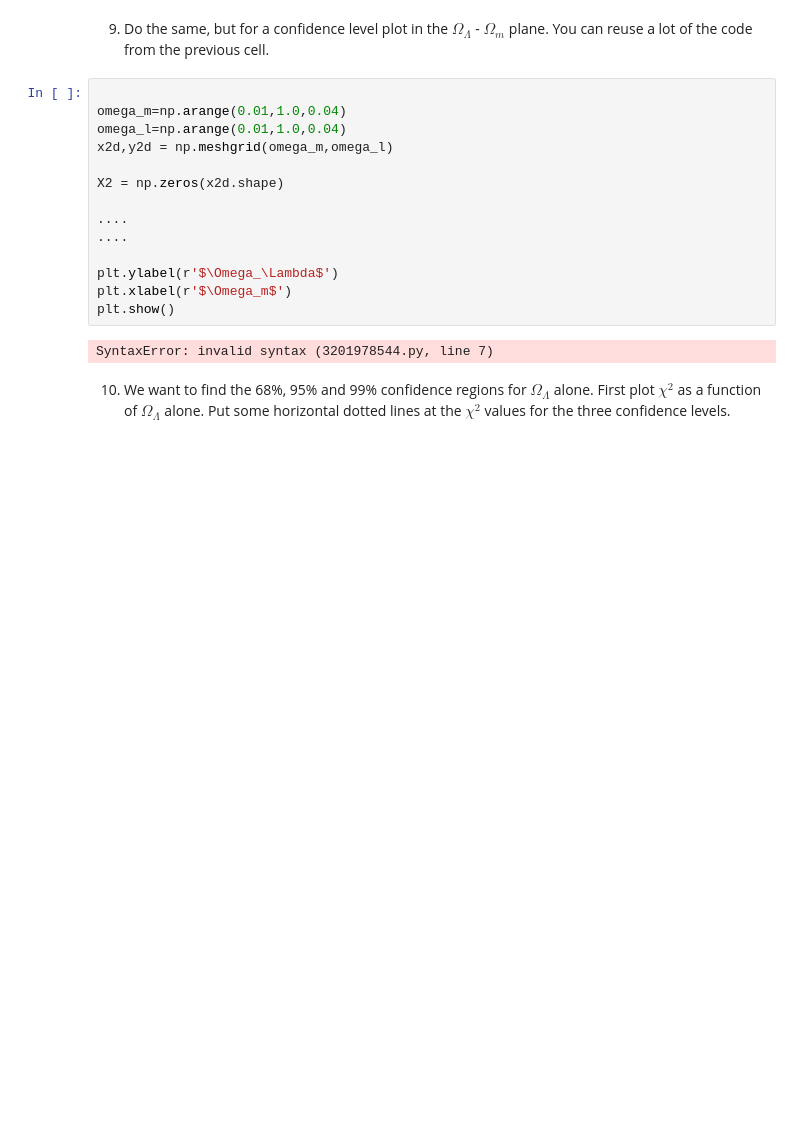
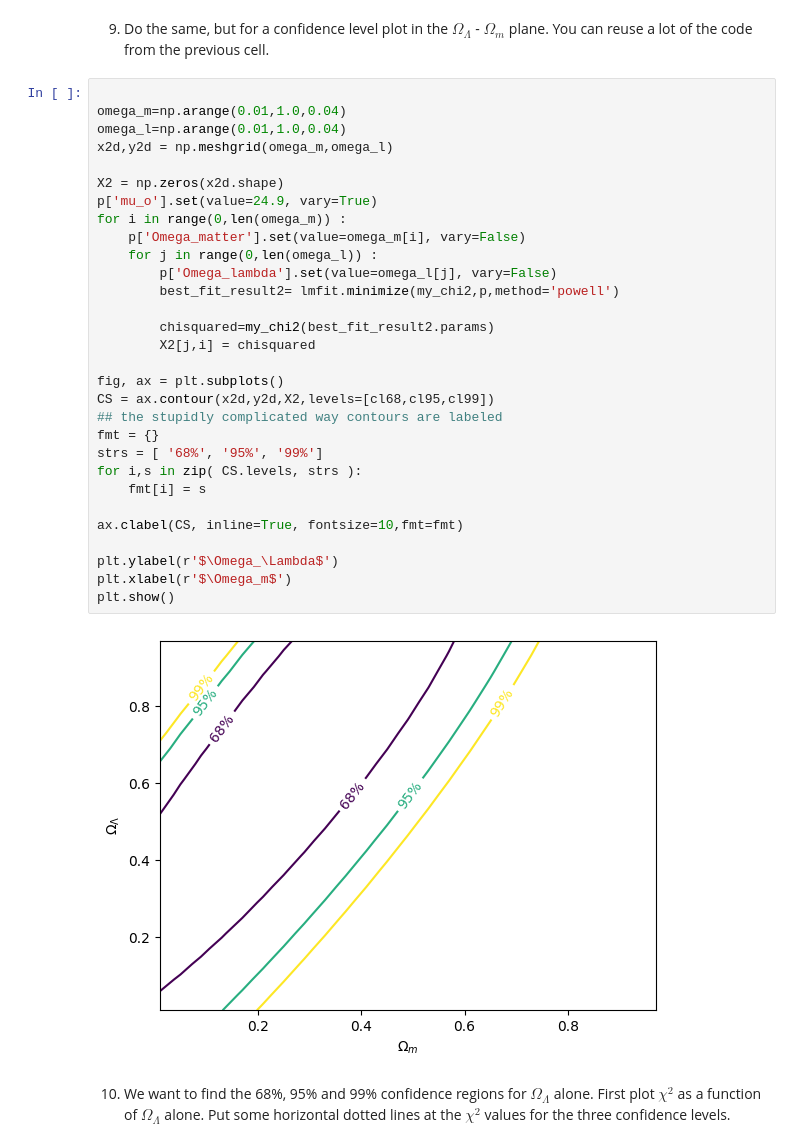
Before and after one commit to Cricap/Computational-astrophysics-exercises, a Jupyter notebook: pythonproj/exercise23.ipynb, the cells around one changed output. Drawn from its saved outputs; the diff is of its cells as text; blank space fills up the shorter version.

```diff
--- a/pythonproj/exercise23.ipynb
+++ b/pythonproj/exercise23.ipynb
@@ -224,19 +218,35 @@ plt.show()
 # %%
 
 omega_m=np.arange(0.01,1.0,0.04)
 omega_l=np.arange(0.01,1.0,0.04)
 x2d,y2d = np.meshgrid(omega_m,omega_l)
 
 X2 = np.zeros(x2d.shape)
+p['mu_o'].set(value=24.9, vary=True)
+for i in range(0,len(omega_m)) :
+    p['Omega_matter'].set(value=omega_m[i], vary=False)
+    for j in range(0,len(omega_l)) :
+        p['Omega_lambda'].set(value=omega_l[j], vary=False)
+        best_fit_result2= lmfit.minimize(my_chi2,p,method='powell')
 
-....
-....
+        chisquared=my_chi2(best_fit_result2.params)
+        X2[j,i] = chisquared
+
+fig, ax = plt.subplots()
+CS = ax.contour(x2d,y2d,X2,levels=[cl68,cl95,cl99])
+## the stupidly complicated way contours are labeled
+fmt = {}
+strs = [ '68%', '95%', '99%']
+for i,s in zip( CS.levels, strs ):
+    fmt[i] = s
+
+ax.clabel(CS, inline=True, fontsize=10,fmt=fmt)
 
 plt.ylabel(r'$\Omega_\Lambda$')
 plt.xlabel(r'$\Omega_m$')
 plt.show()
 # %% [output]
-SyntaxError: invalid syntax (3201978544.py, line 7)
+[figure, added]
 # %% [markdown]
 10) We want to find the 68%, 95% and 99% confidence regions for $\Omega_\Lambda$ alone.  First plot $\chi^2$ as a function of $\Omega_\Lambda$ alone.  Put some horizontal dotted lines at
 the $\chi^2$ values for the three confidence levels.
```
Also changed, not shown: parts of 9 cells of this notebook, 3 other files.
